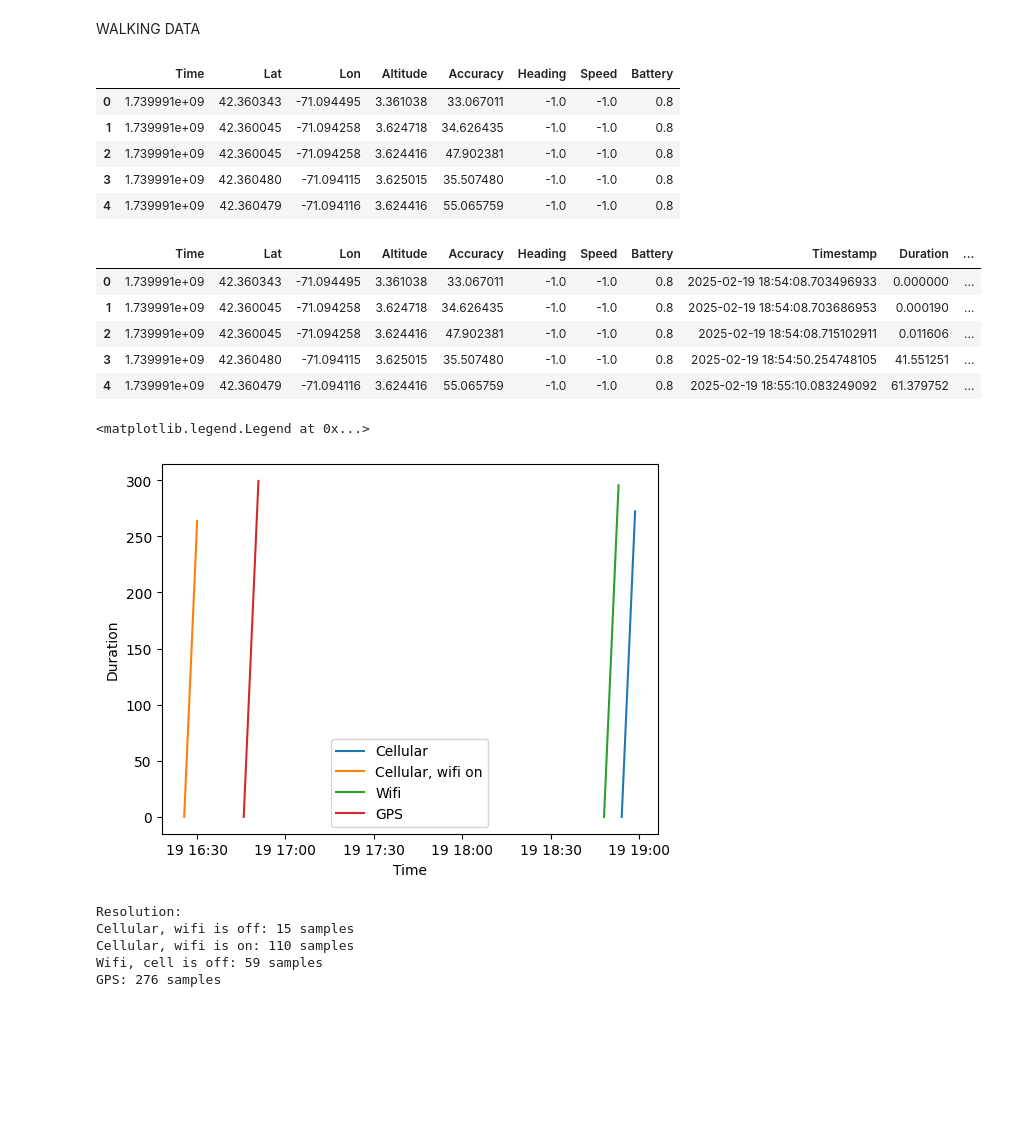
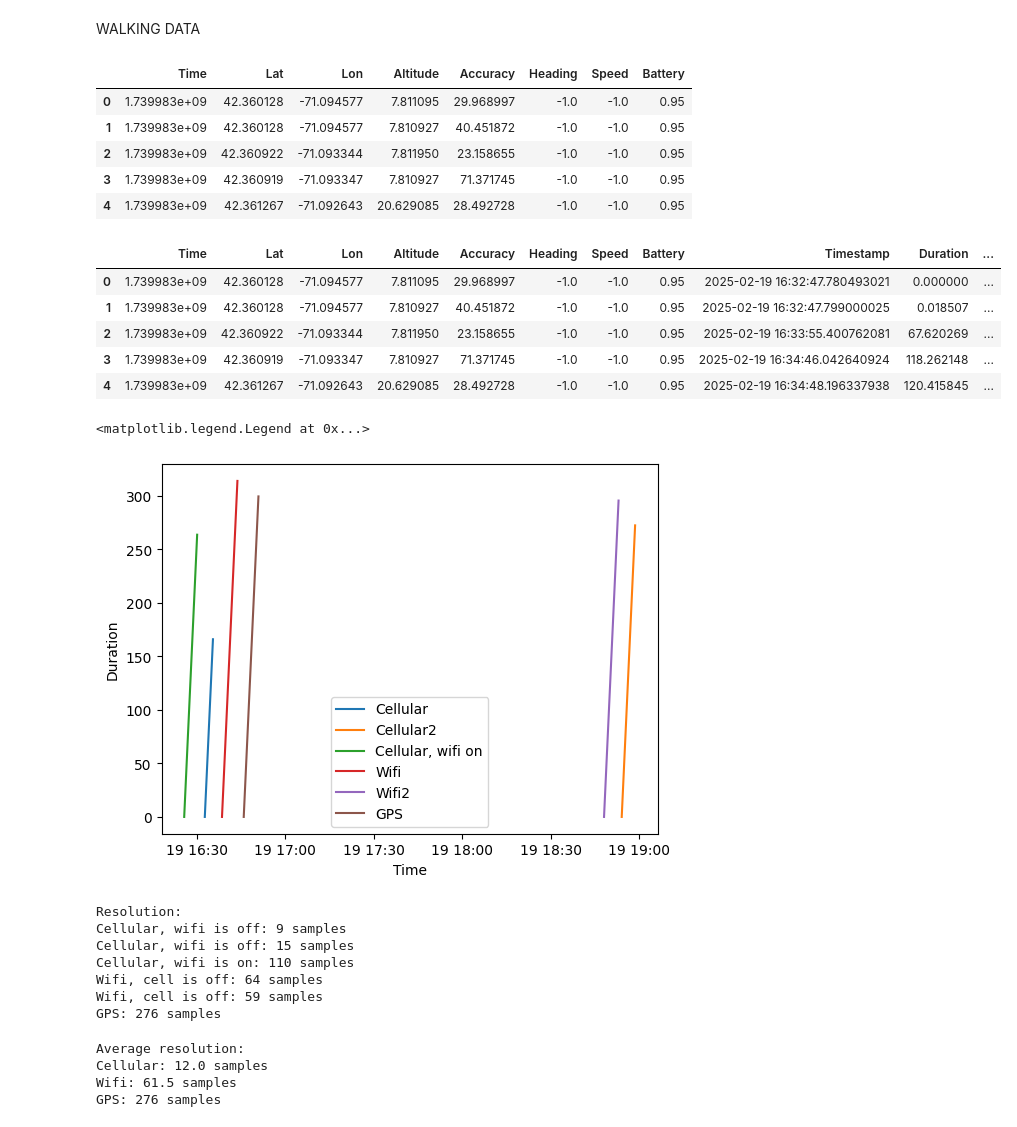
Before and after one commit to arlaptiev/double-a-battery, a Jupyter notebook: lab01/data.ipynb, the cells around one changed output. Drawn from its saved outputs; the diff is of its cells as text; code cells hidden in the pictures; blank space fills up the shorter version.

```diff
--- a/lab01/data.ipynb
+++ b/lab01/data.ipynb
@@ -84,56 +84,77 @@ plt.show()
 WALKING DATA
 # %%
 # read log.csv into df
-df_cell = pd.read_csv('data/walk/cell2.csv')
+df_cell = pd.read_csv('data/walk/cell.csv')
+df_cell2 = pd.read_csv('data/walk/cell2.csv')
 df_cell_wifion = pd.read_csv('data/walk/cell+wifion.csv')
-df_wifi = pd.read_csv('data/walk/wifi2.csv')
+df_wifi = pd.read_csv('data/walk/wifi.csv')
+df_wifi2 = pd.read_csv('data/walk/wifi2.csv')
 df_gps = pd.read_csv('data/walk/gps.csv')
 df_cell.head()
 # %% [output]
 |  | Time | Lat | Lon | Altitude | Accuracy | Heading | Speed | Battery |
-| 0 | 1.739991e+09 | 42.360343 | -71.094495 | 3.361038 | 33.067011 | -1.0 | -1.0 | 0.8 |
-| 1 | 1.739991e+09 | 42.360045 | -71.094258 | 3.624718 | 34.626435 | -1.0 | -1.0 | 0.8 |
-| 2 | 1.739991e+09 | 42.360045 | -71.094258 | 3.624416 | 47.902381 | -1.0 | -1.0 | 0.8 |
-| 3 | 1.739991e+09 | 42.360480 | -71.094115 | 3.625015 | 35.507480 | -1.0 | -1.0 | 0.8 |
-| 4 | 1.739991e+09 | 42.360479 | -71.094116 | 3.624416 | 55.065759 | -1.0 | -1.0 | 0.8 |
+| 0 | 1.739983e+09 | 42.360128 | -71.094577 | 7.811095 | 29.968997 | -1.0 | -1.0 | 0.95 |
+| 1 | 1.739983e+09 | 42.360128 | -71.094577 | 7.810927 | 40.451872 | -1.0 | -1.0 | 0.95 |
+| 2 | 1.739983e+09 | 42.360922 | -71.093344 | 7.811950 | 23.158655 | -1.0 | -1.0 | 0.95 |
+| 3 | 1.739983e+09 | 42.360919 | -71.093347 | 7.810927 | 71.371745 | -1.0 | -1.0 | 0.95 |
+| 4 | 1.739983e+09 | 42.361267 | -71.092643 | 20.629085 | 28.492728 | -1.0 | -1.0 | 0.95 |
 # %%
 df_cell = preprocess(df_cell)
+df_cell2 = preprocess(df_cell2)
 df_cell_wifion = preprocess(df_cell_wifion)
 df_wifi = preprocess(df_wifi)
+df_wifi2 = preprocess(df_wifi2)
 df_gps = preprocess(df_gps)
 
 df_cell.head()
 # %% [output]
 |  | Time | Lat | Lon | Altitude | Accuracy | Heading | Speed | Battery | Timestamp | Duration | ... |
-| 0 | 1.739991e+09 | 42.360343 | -71.094495 | 3.361038 | 33.067011 | -1.0 | -1.0 | 0.8 | 2025-02-19 18:54:08.703496933 | 0.000000 | ... |
-| 1 | 1.739991e+09 | 42.360045 | -71.094258 | 3.624718 | 34.626435 | -1.0 | -1.0 | 0.8 | 2025-02-19 18:54:08.703686953 | 0.000190 | ... |
-| 2 | 1.739991e+09 | 42.360045 | -71.094258 | 3.624416 | 47.902381 | -1.0 | -1.0 | 0.8 | 2025-02-19 18:54:08.715102911 | 0.011606 | ... |
-| 3 | 1.739991e+09 | 42.360480 | -71.094115 | 3.625015 | 35.507480 | -1.0 | -1.0 | 0.8 | 2025-02-19 18:54:50.254748105 | 41.551251 | ... |
-| 4 | 1.739991e+09 | 42.360479 | -71.094116 | 3.624416 | 55.065759 | -1.0 | -1.0 | 0.8 | 2025-02-19 18:55:10.083249092 | 61.379752 | ... |
+| 0 | 1.739983e+09 | 42.360128 | -71.094577 | 7.811095 | 29.968997 | -1.0 | -1.0 | 0.95 | 2025-02-19 16:32:47.780493021 | 0.000000 | ... |
+| 1 | 1.739983e+09 | 42.360128 | -71.094577 | 7.810927 | 40.451872 | -1.0 | -1.0 | 0.95 | 2025-02-19 16:32:47.799000025 | 0.018507 | ... |
+| 2 | 1.739983e+09 | 42.360922 | -71.093344 | 7.811950 | 23.158655 | -1.0 | -1.0 | 0.95 | 2025-02-19 16:33:55.400762081 | 67.620269 | ... |
+| 3 | 1.739983e+09 | 42.360919 | -71.093347 | 7.810927 | 71.371745 | -1.0 | -1.0 | 0.95 | 2025-02-19 16:34:46.042640924 | 118.262148 | ... |
+| 4 | 1.739983e+09 | 42.361267 | -71.092643 | 20.629085 | 28.492728 | -1.0 | -1.0 | 0.95 | 2025-02-19 16:34:48.196337938 | 120.415845 | ... |
 # %%
 # plot durations
 plt.plot(df_cell['Timestamp'], df_cell['Duration'], label='Cellular')
+plt.plot(df_cell2['Timestamp'], df_cell2['Duration'], label='Cellular2')
 plt.plot(df_cell_wifion['Timestamp'], df_cell_wifion['Duration'], label='Cellular, wifi on')
 plt.plot(df_wifi['Timestamp'], df_wifi['Duration'], label='Wifi')
+plt.plot(df_wifi2['Timestamp'], df_wifi2['Duration'], label='Wifi2')
 plt.plot(df_gps['Timestamp'], df_gps['Duration'], label='GPS')
 plt.xlabel('Time')
 plt.ylabel('Duration')
 plt.legend()
 # %% [output]
 <matplotlib.legend.Legend at 0x...>
-[figure, old version]
+[figure, new version]
 # %%
 print("Resolution:")
 print("Cellular, wifi is off: {} samples".format(len(df_cell)))
+print("Cellular, wifi is off: {} samples".format(len(df_cell2)))
 print("Cellular, wifi is on: {} samples".format(len(df_cell_wifion)))
 print("Wifi, cell is off: {} samples".format(len(df_wifi)))
+print("Wifi, cell is off: {} samples".format(len(df_wifi2)))
 print("GPS: {} samples".format(len(df_gps)))
 # %% [output]
 Resolution:
+Cellular, wifi is off: 9 samples
 Cellular, wifi is off: 15 samples
 Cellular, wifi is on: 110 samples
+Wifi, cell is off: 64 samples
 Wifi, cell is off: 59 samples
 GPS: 276 samples
+# %%
+# average resolutions for each sensor
+print("Average resolution:")
+print("Cellular: {} samples".format((len(df_cell) + len(df_cell2))/2))
+print("Wifi: {} samples".format((len(df_wifi) + len(df_wifi2))/2))
+print("GPS: {} samples".format(len(df_gps)))
+# %% [output]
+Average resolution:
+Cellular: 12.0 samples
+Wifi: 61.5 samples
+GPS: 276 samples
 # %%
 TRUTH = 492.5
 
```
Also changed, not shown: parts of 6 cells of this notebook, 3 other files.
